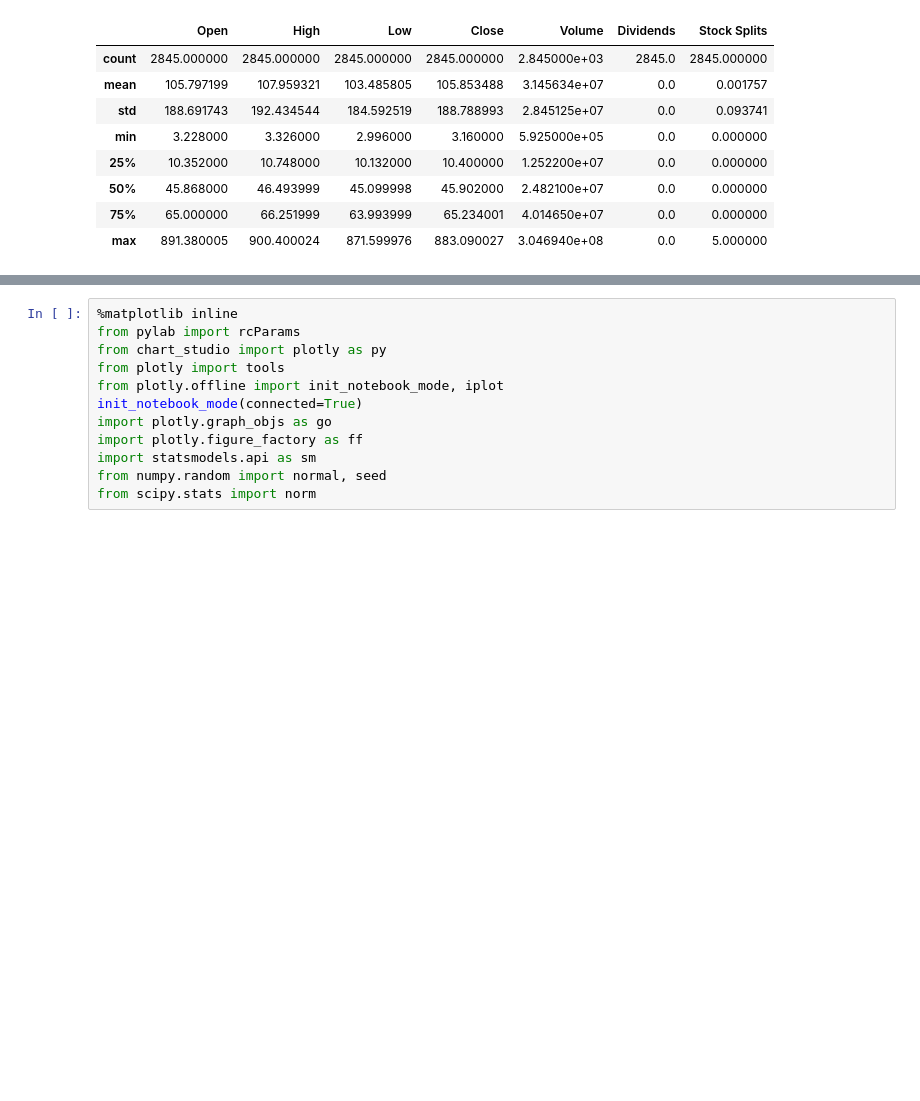
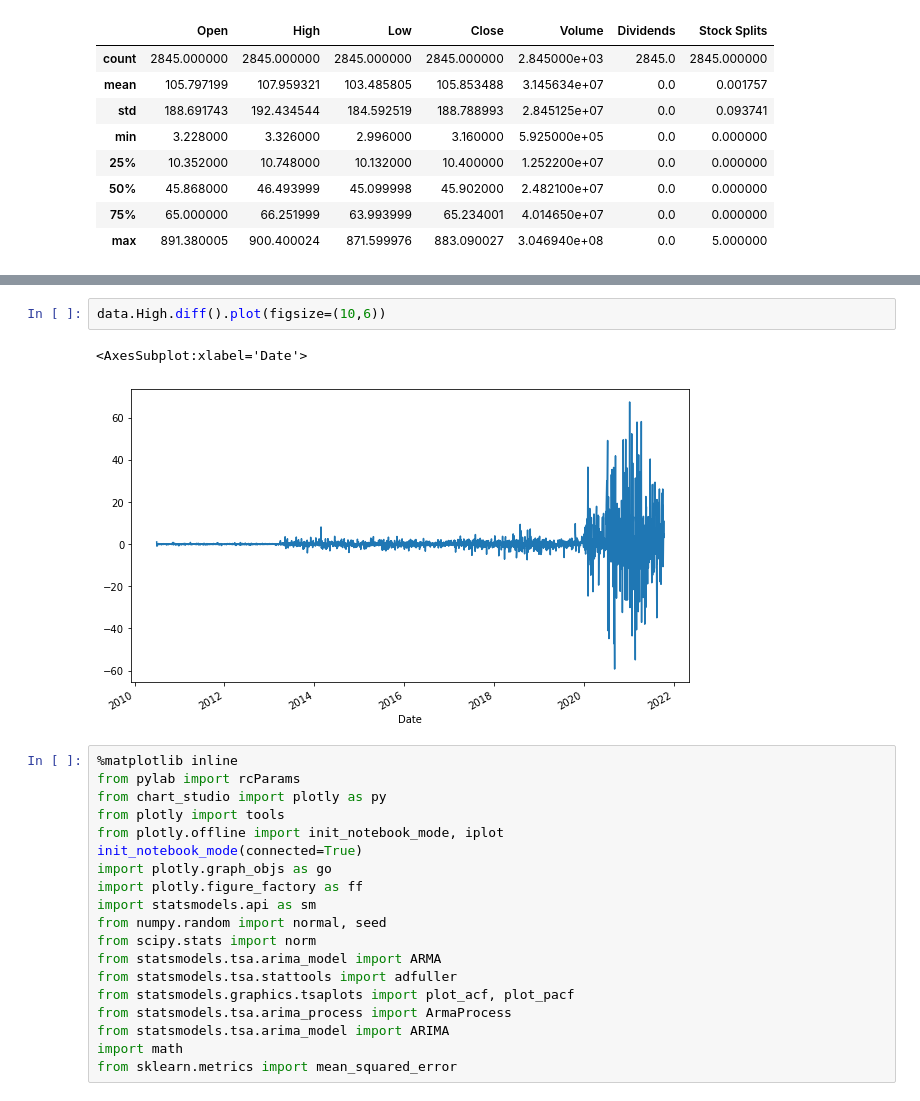
Before and after one commit to Pravy1610/Time-Series-Forecasting, a Jupyter notebook: timeseries.ipynb, the cells around one changed output, grey strips where cells are left out. Drawn from its saved outputs; the diff is of its cells as text; blank space fills up the shorter version.

```diff
--- a/timeseries.ipynb
+++ b/timeseries.ipynb
@@ -84,3 +87,8 @@ Text(0.5, 0, 'Date')
+# %%
+data.High.diff().plot(figsize=(10,6))
+# %% [output]
+<AxesSubplot:xlabel='Date'>
+[figure, added]
 # %%
 %matplotlib inline
 from pylab import rcParams
@@ -93,3 +101,10 @@ import plotly.figure_factory as ff
 import statsmodels.api as sm
 from numpy.random import normal, seed
 from scipy.stats import norm
+from statsmodels.tsa.arima_model import ARMA
+from statsmodels.tsa.stattools import adfuller
+from statsmodels.graphics.tsaplots import plot_acf, plot_pacf
+from statsmodels.tsa.arima_process import ArmaProcess
+from statsmodels.tsa.arima_model import ARIMA
+import math
+from sklearn.metrics import mean_squared_error
```
Also changed, not shown: parts of 32 cells of this notebook.
